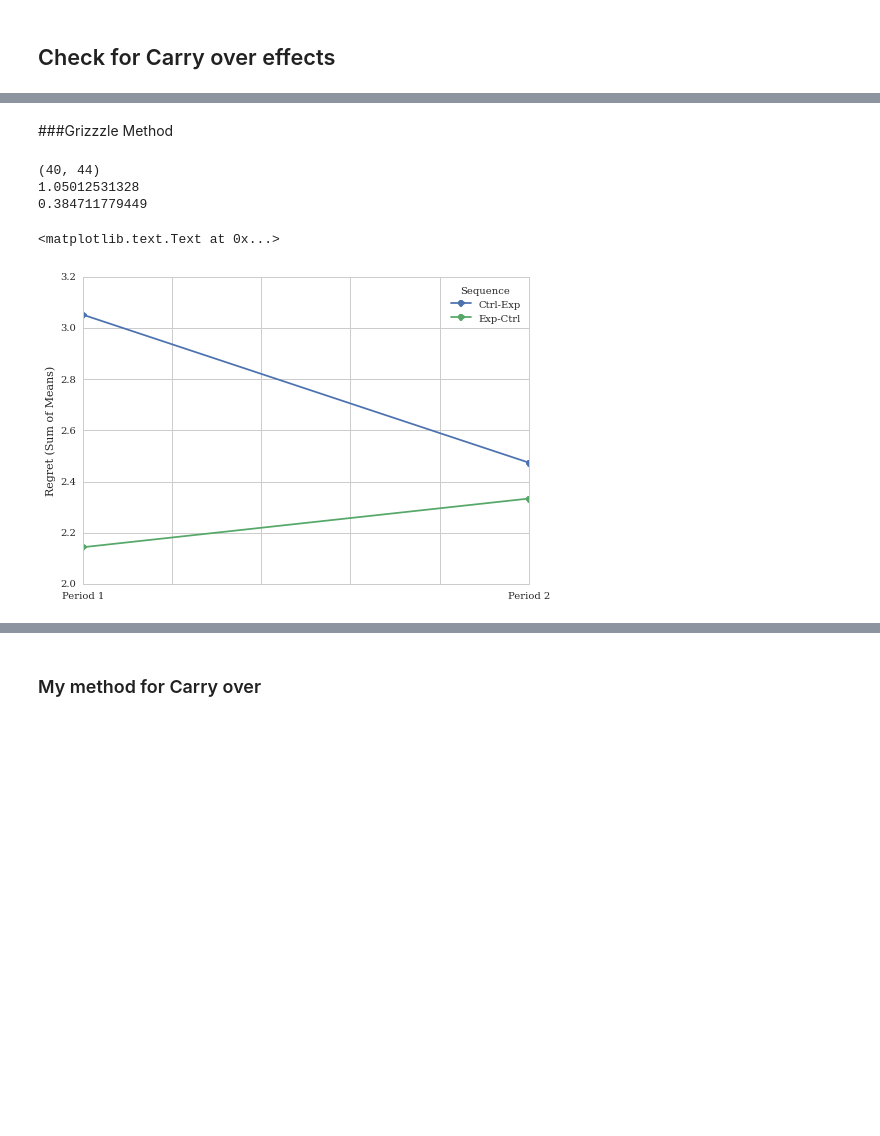
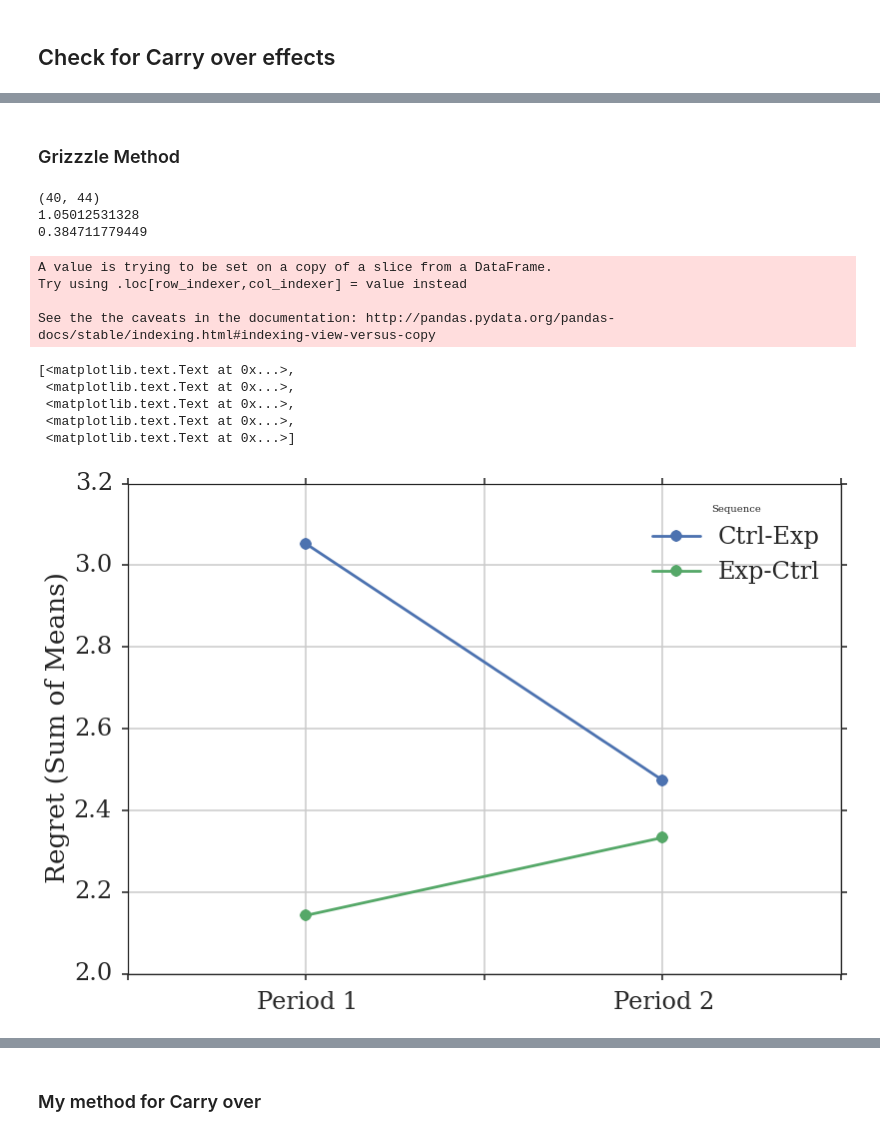
Before and after one commit to kjgarza/frame_experiment_analysis, a Jupyter notebook: Regret_evaluation.ipynb, the cells around one changed output, grey strips where cells are left out. Saved outputs shown, nothing was run; the diff lists cells and outputs as text; code cells hidden in the pictures; blank space fills up the shorter version.

```diff
--- a/Regret_evaluation.ipynb
+++ b/Regret_evaluation.ipynb
@@ -16,10 +16,13 @@ from frame_experiment_table import FrameExperimentTable
 %pylab inline
 # %load_ext rmagic
 %load_ext rpy2.ipython
+%reload_ext rpy2.ipython
 import pylab
 from __future__ import division
 
 import seaborn as sns
 sns.set_style("whitegrid", {'font.family': [u'serif']})
+sns.set(style="ticks", font='serif')
+sns.set_context("poster", font_scale=1.5)
 # %% [output]
 Populating the interactive namespace from numpy and matplotlib
@@ -148,35 +198,59 @@ new_data_full.plot(x='when_to', y='with_who', kind='hexbin', gridsize=5, reduce_
 # %% [markdown]
-###Grizzzle Method
+### Grizzzle Method
 # %%
 ss =  gg.code_for_stat_ana()
 # ss['usability_2'] = ss.apply(lambda row: np.median([row['ease_2'],row['support_2'],row['time_2']]), axis=1)
 # ss['usability_1'] = ss.apply(lambda row: np.median([row['ease_1'],row['support_1'],row['time_1']]), axis=1)
 ss['sequ'] = ss['treatment_eval_1']
 ss['sequ'] = ss['sequ'].replace(['A','B'],['AB','BA'])
 ss['sum']  = ss['regret_1'].astype('int') + ss['regret_2'].astype('int')
 ss['diff'] =  ss['regret_1'].astype('int') - ss['regret_2'].astype('int')
 xx =  ss[['treatment_eval_1','diff','sum']]
 AB = xx[xx['treatment_eval_1'] == 'A']
 BA = xx[xx['treatment_eval_1'] == 'B']
 sum1= AB['sum'].sum()/AB.shape[0]
 sum2= BA['sum'].sum()/BA.shape[0]
 diff1= AB['diff'].sum()/AB.shape[0]
 diff2= BA['diff'].sum()/BA.shape[0]
 
+
 print sum1 - sum2
 print (diff1 - diff2)/2
 
 ll =  ss[['sequ','regret_1','regret_2']]
 ll.columns = ['Sequence','Period 1','Period 2']
 ll['Sequence'] = ll['Sequence'].replace(['AB','BA'],['Ctrl-Exp','Exp-Ctrl'])
 
 
-ll.groupby(['Sequence']).mean().transpose().plot(marker='o').set_ylabel("Regret (Sum of Means)")
-savefig(picture_foler+'regretCarryPlt.png', bbox_inches='tight')
-ll.groupby(['Sequence']).median().transpose().plot(marker='o').set_ylabel("Regret (Sum of Medians)")
+ax = ll.groupby(['Sequence']).mean().transpose().plot(marker='o')
+# sns.despine(offset=10, trim=True)
+
+ax.set_xlim(np.array([-0.5, 0.5]) + ax.get_xlim() )
+ax.set_ylabel("Regret (Sum of Means)")
+ax.set_xticklabels(["",'Period 1',"",'Period 2',""])
+# wtpv1="p-v= "+ str(round(wtpvdd[0],3))
+# ax.text(1,2.625,wtpv1, fontsize=20)
+
+
+savefig(picture_foler+'regretCarryPlt.png', bbox_inches='tight',dpi=200)
+pax = ll.groupby(['Sequence']).median().transpose().plot(marker='o')
+# sns.despine(offset=10, trim=True)
+
+pax.set_xlim(np.array([-0.5, 0.5]) + pax.get_xlim() )
+pax.set_ylim(np.array([-0.5, 0.5]) + pax.get_ylim() )
+pax.set_ylabel("Regret (Sum of Means)")
+pax.set_xticklabels(["",'Period 1',"",'Period 2',""])
 # %% [output]
 (40, 44)
 1.05012531328
 0.384711779449
-<matplotlib.text.Text at 0x...>
+A value is trying to be set on a copy of a slice from a DataFrame.
+Try using .loc[row_indexer,col_indexer] = value instead
+
+See the the caveats in the documentation: http://pandas.pydata.org/pandas-docs/stable/indexing.html#indexing-view-versus-copy
+[<matplotlib.text.Text at 0x...>,
+ <matplotlib.text.Text at 0x...>,
+ <matplotlib.text.Text at 0x...>,
+ <matplotlib.text.Text at 0x...>,
+ <matplotlib.text.Text at 0x...>]
-[figure, old version]
+[figure, new version]
```
Also changed, not shown: parts of 24 cells of this notebook, 11 other files.
